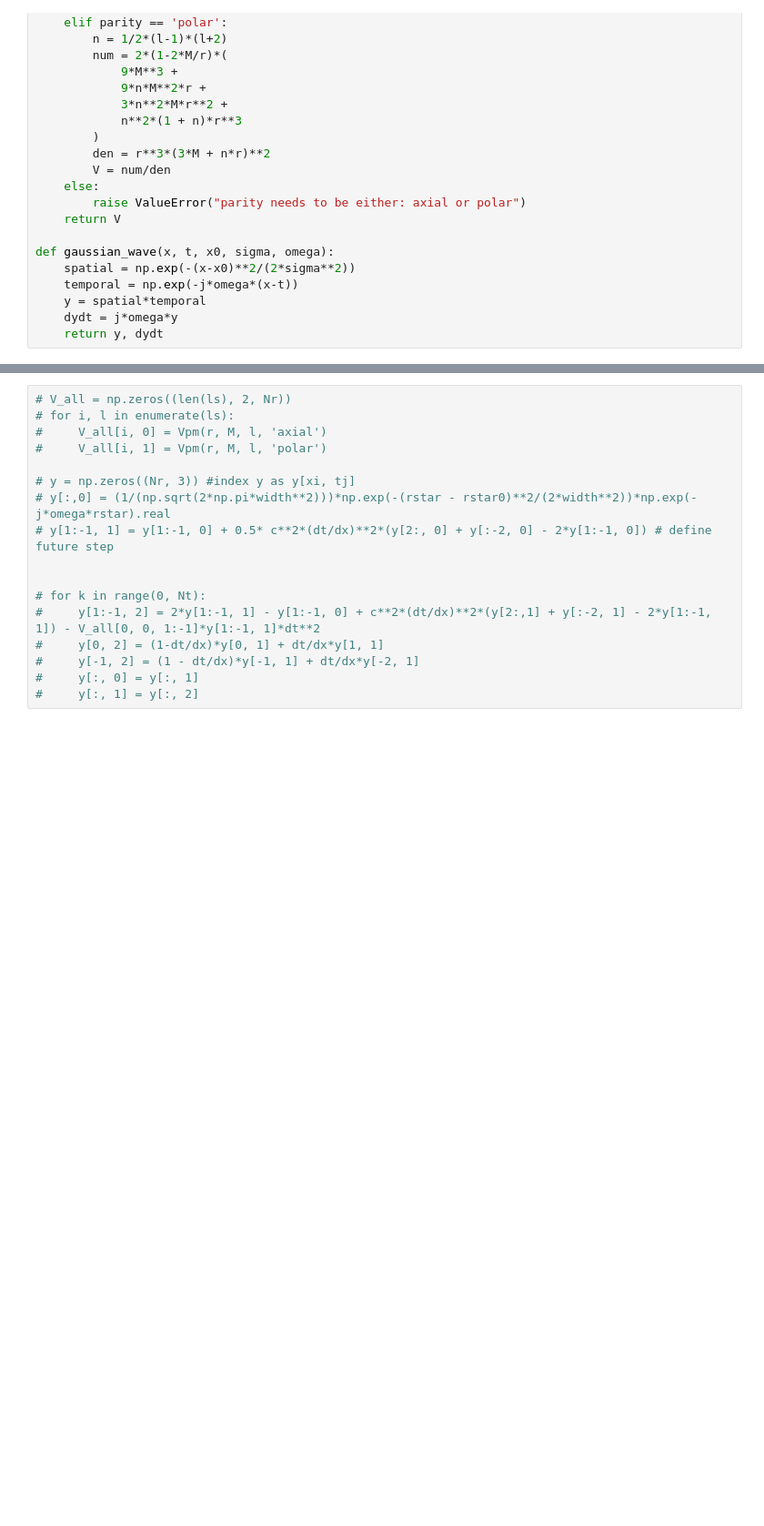
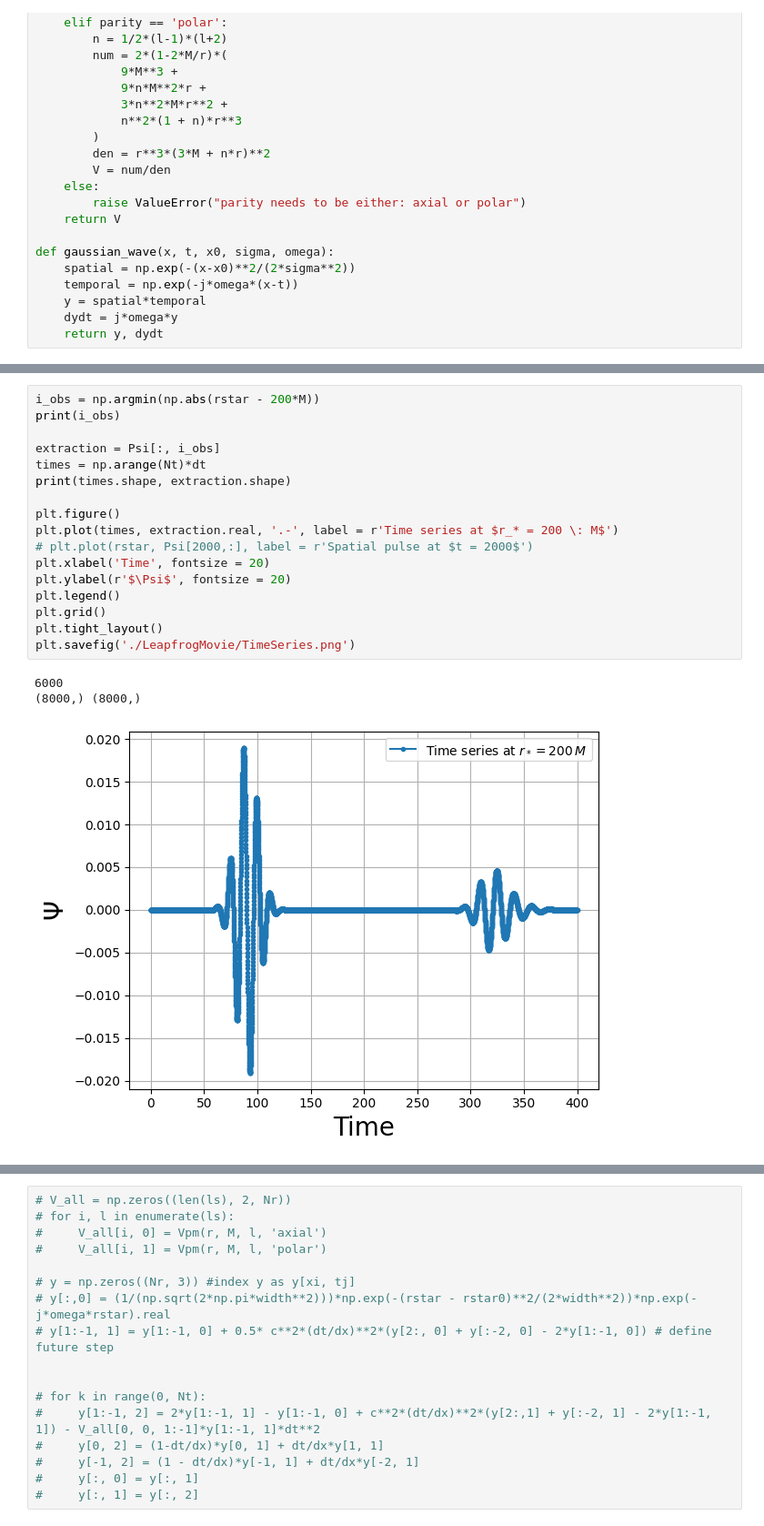
Before and after one commit to dakeerie/MSci-Project, a Jupyter notebook: Leapfrog RWZ.ipynb, the cells around one changed output, grey strips where cells are left out. Shown: that part at 91% size. Saved outputs shown, nothing was run; the diff lists cells and outputs as text; blank space fills up the shorter version.

```diff
--- a/Leapfrog RWZ.ipynb
+++ b/Leapfrog RWZ.ipynb
@@ -108,0 +167,21 @@ plt.show()
+# %%
+i_obs = np.argmin(np.abs(rstar - 200*M))
+print(i_obs)
+
+extraction = Psi[:, i_obs]
+times = np.arange(Nt)*dt
+print(times.shape, extraction.shape)
+
+plt.figure()
+plt.plot(times, extraction.real, '.-', label = r'Time series at $r_* = 200 \: M$')
+# plt.plot(rstar, Psi[2000,:], label = r'Spatial pulse at $t = 2000$')
+plt.xlabel('Time', fontsize = 20)
+plt.ylabel(r'$\Psi$', fontsize = 20)
+plt.legend()
+plt.grid()
+plt.tight_layout()
+plt.savefig('./LeapfrogMovie/TimeSeries.png')
+# %% [output]
+6000
+(8000,) (8000,)
+[figure, added]
```
Also changed, not shown: parts of 6 cells of this notebook.
